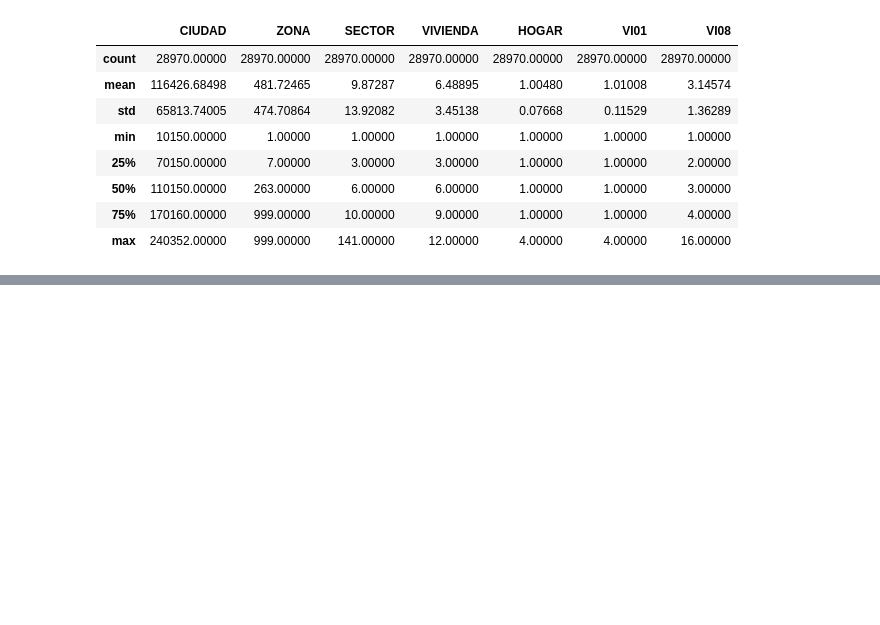
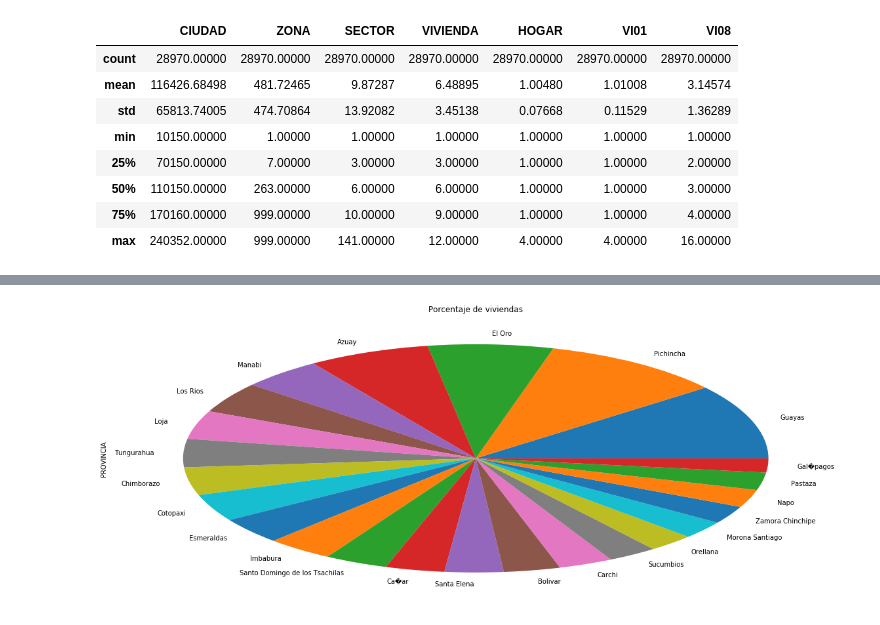
Before and after one commit to programacion-taw-utpl-001/trabajo-final-primer-bimestre-final-009, a Jupyter notebook: Trabajo Final.ipynb, the cells around one changed output, grey strips where cells are left out. Saved outputs shown, nothing was run; the diff lists cells and outputs as text; code cells hidden in the pictures; blank space fills up the shorter version.

```diff
--- a/Trabajo Final.ipynb
+++ b/Trabajo Final.ipynb
@@ -130,0 +259,6 @@ datos_z7.plot()
+# %%
+# Gráfico de barras de frecuencias relativas.
+plot = (100 * datos['PROVINCIA'].value_counts() / len(datos['PROVINCIA'])).plot(kind='pie',
+                                                                                title='Porcentaje de viviendas')
+# %% [output]
+[figure, added]
```
Also changed, not shown: parts of 45 cells of this notebook, 1 other file.
